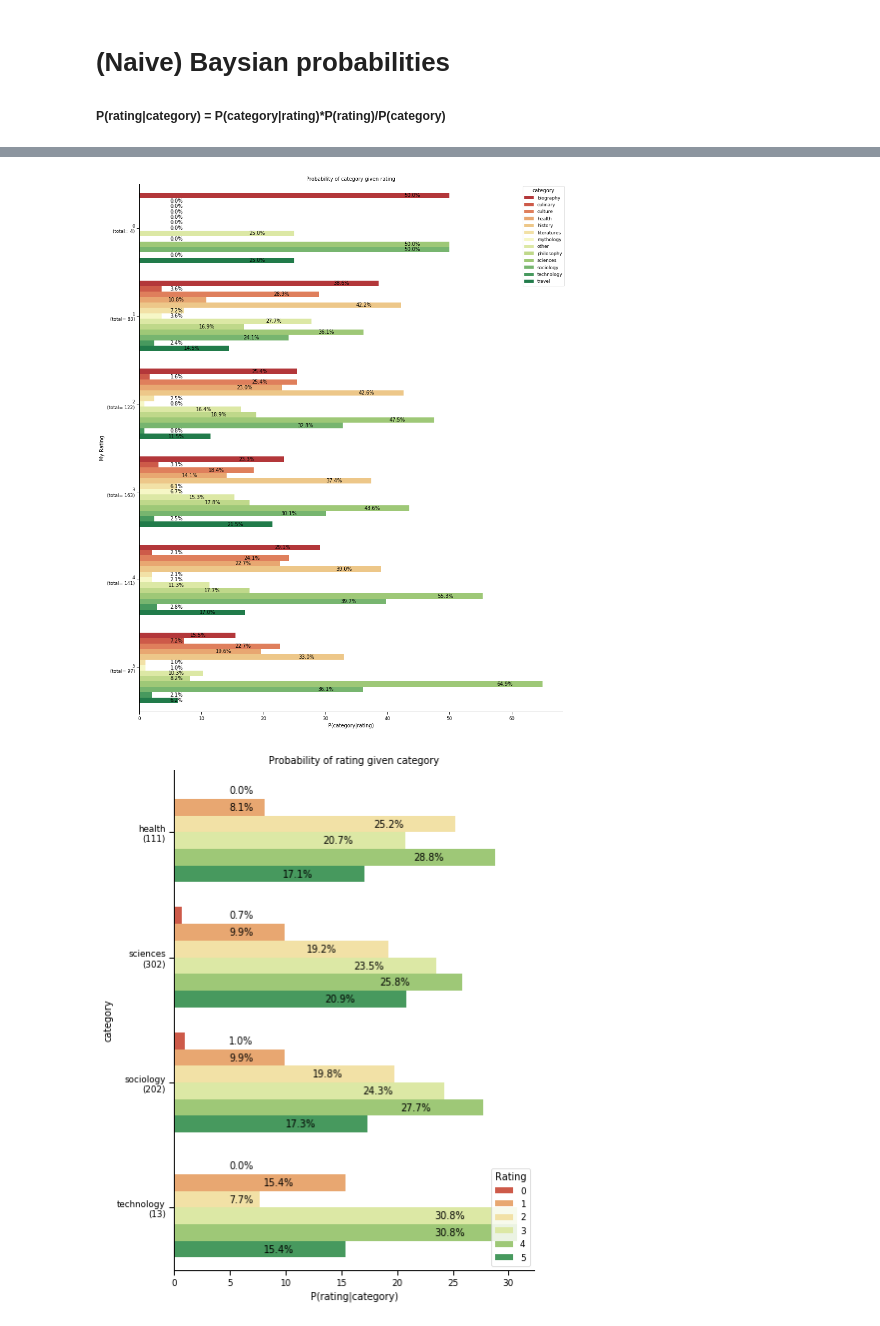
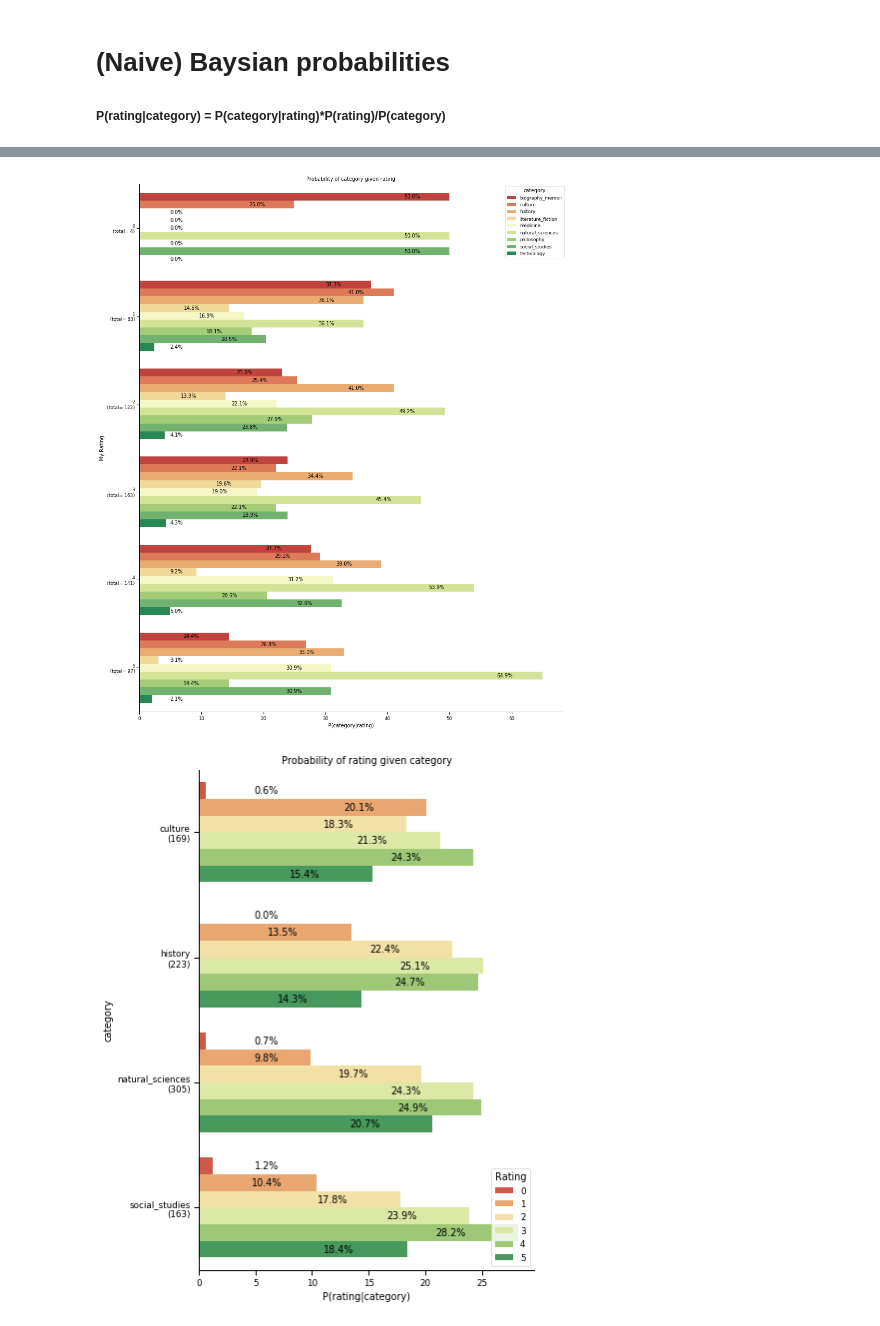
Before and after one commit to craig0a/reading_history_analysis, a Jupyter notebook: 1b - bayesian_probabilities_category_rating.ipynb, the cells around one changed output, grey strips where cells are left out. Saved outputs shown, nothing was run; the diff lists cells and outputs as text; code cells hidden in the pictures.

```diff
--- a/1b - bayesian_probabilities_category_rating.ipynb
+++ b/1b - bayesian_probabilities_category_rating.ipynb
@@ -11,14 +11,12 @@ from plotting_utilities import *
 # %% [markdown]
 # Import data
 # %%
-books = pd.read_pickle('2019112_goodreads_book_data.pkl')
-shelves = pd.read_pickle('2019112_goodreads_book_shelves.pkl')
+books = pd.read_pickle('20191128_goodreads_book_data.pkl')
+shelves = pd.read_pickle('20191128_goodreads_book_shelves.pkl')
 books = books.join(shelves)
 
-categories = pd.read_pickle('2019112_goodreads_book_categories.pkl')
+categories = pd.read_pickle('20191128_goodreads_book_categories.pkl')
 category_mappings = json.load( open("category_mappings.json","r"))
-#academic_fields = pd.read_pickle('2019112_goodreads_book_academic_fields.pkl')
-#academic_field_mappings = json.load( open("academic_field_mappings.json","r"))
 # %% [markdown]
 # (Naive) Baysian probabilities
 ##### P(rating|category) = P(category|rating)*P(rating)/P(category)
@@ -98,35 +96,35 @@ for c,y in [(item.get_text(),item.get_position()) for item in g.ax.get_yticklabe
 g.ax.set_yticklabels(y_ticklabels);
 plt.savefig('P(category|rating)',bbox_inches='tight',pad_inches=1., dpi=300)
 # %% [output]
-[figure, old version]
+[figure, new version]
 # %%
 sns.set_context("paper", font_scale=1)
 sns.set_palette('deep')
-g = sns.catplot(data = (P_rating_category.loc[pd.IndexSlice[['sciences', 'technology',
-                                                             'sociology', 'health'],:],:]*100.)
+g = sns.catplot(data = (P_rating_category.loc[pd.IndexSlice[['natural_sciences', 'history',
+                                                             'social_studies', 'culture'],:],:]*100.)
                                         .reset_index(), x = 'P(rating|category)',
                 y = 'category', hue = 'My Rating', kind = 'bar',
                    aspect = .8, height=8, palette='RdYlGn', legend = False)
 
 g.ax.set_title('Probability of rating given category')
 plt.legend(loc='lower right', title = 'Rating')
 plt.tight_layout(pad=1.5, w_pad=0.5, h_pad=0.5)
 
 for p in g.ax.patches:
     try:
         g.ax.annotate("%.1f%%" %(p.get_width()), (max(6.,p.get_width()-6), p.get_y() + p.get_height() / 2.), ha='center', va='center')
     except:
         g.ax.annotate(".1f%%" %(0.), (0.5, p.get_y() + p.get_height() / 2.), ha='center', va='center')
         continue
 y_ticklabels = []
 for c,y in [(item.get_text(),item.get_position()) for item in g.ax.get_yticklabels()] :
     count = sum(categories[c])
     y_ticklabels = y_ticklabels+['%s\n(%d)' %(c, count)]
 g.ax.set_yticklabels(y_ticklabels);
 
 plt.savefig('P(rating|category)',bbox_inches='tight',pad_inches=1., dpi=300)
 # %% [output]
-[figure, old version]
+[figure, new version]
 # %%
 sns.set_context("paper", font_scale=1)
 g = sns.catplot(data = (P_category_rating.loc[pd.IndexSlice[[4,5],:],:]*100.)
```
Also changed, not shown: parts of 2 cells of this notebook, 2 other files.
